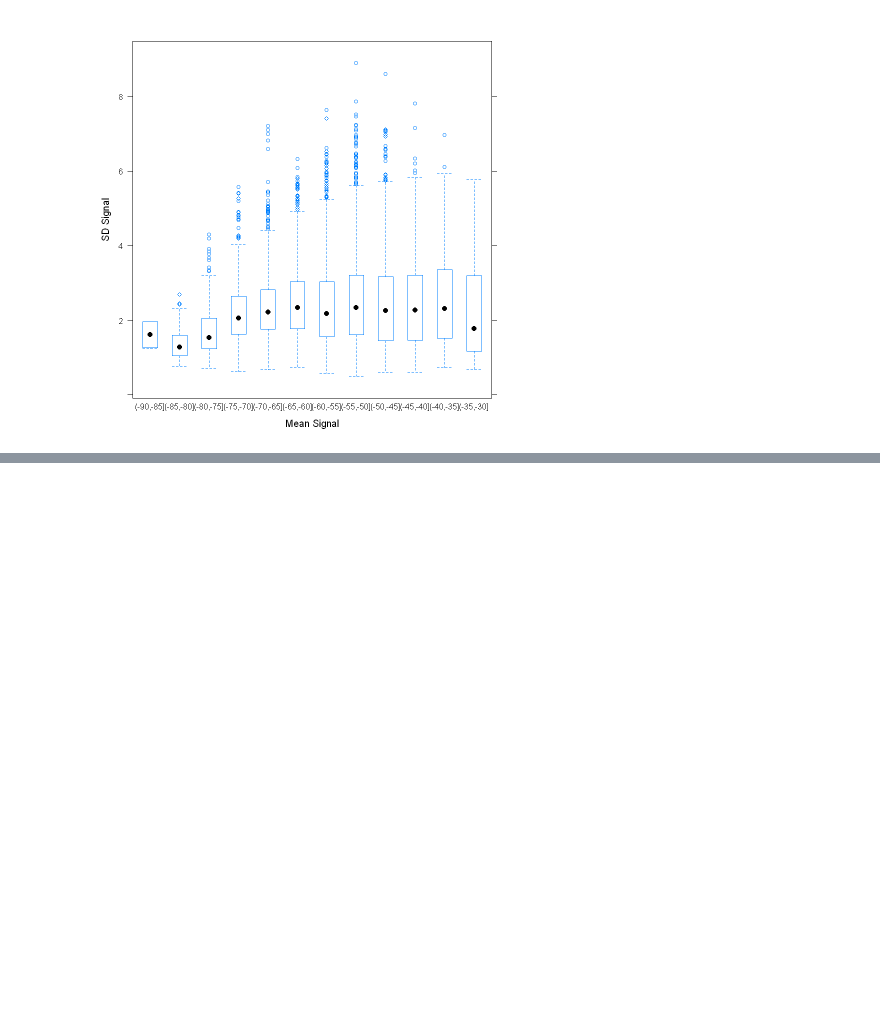
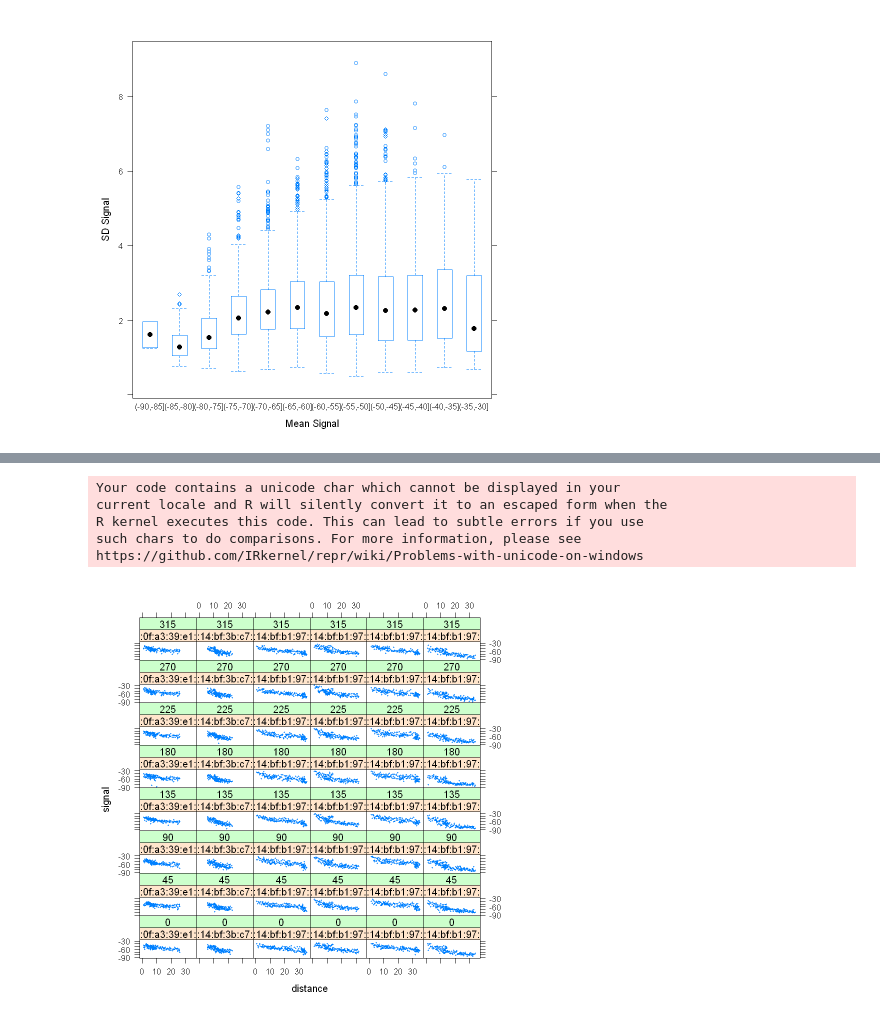
Before and after one commit to davxdan/Quantifying-The-World, a Jupyter notebook: dDavieauCaseStudy1.ipynb, the cells around one changed output, grey strips where cells are left out. Saved outputs shown, nothing was run; the diff lists cells and outputs as text; code cells hidden in the pictures; blank space fills up the shorter version.

```diff
--- a/dDavieauCaseStudy1.ipynb
+++ b/dDavieauCaseStudy1.ipynb
@@ -253,0 +349,2 @@ bwplot(sdSignal ~ cut(avgSignal, breaks = breaks),
+# %%
+offlineSummary = subset(offlineSummary, mac != subMacs[2])
@@ -253,0 +375,24 @@ bwplot(sdSignal ~ cut(avgSignal, breaks = breaks),
+# %%
+# compute the diﬀerence between the x coordinate and access point’s x
+#coordinate and the similar diﬀerence for the y coordinates
+
+diffs = offlineSummary[ , c("posX", "posY")] -
+AP[ offlineSummary$mac, ]
+
+#find euclidean distance
+offlineSummary$dist = sqrt(diffs[ , 1]^2 + diffs[ , 2]^2)
+# %% [output]
+Your code contains a unicode char which cannot be displayed in your
+current locale and R will silently convert it to an escaped form when the
+R kernel executes this code. This can lead to subtle errors if you use
+such chars to do comparisons. For more information, please see
+https://github.com/IRkernel/repr/wiki/Problems-with-unicode-on-windows
+# %%
+#we make a series of scatter plots for each access point and device
+#orientation
+
+xyplot(signal ~ dist | factor(mac) + factor(angle),
+       data = offlineSummary, pch = 19, cex = 0.3,
+       xlab ="distance")
+# %% [output]
+[figure, added]
```
Also changed, not shown: parts of 21 cells of this notebook, 1 other file.
